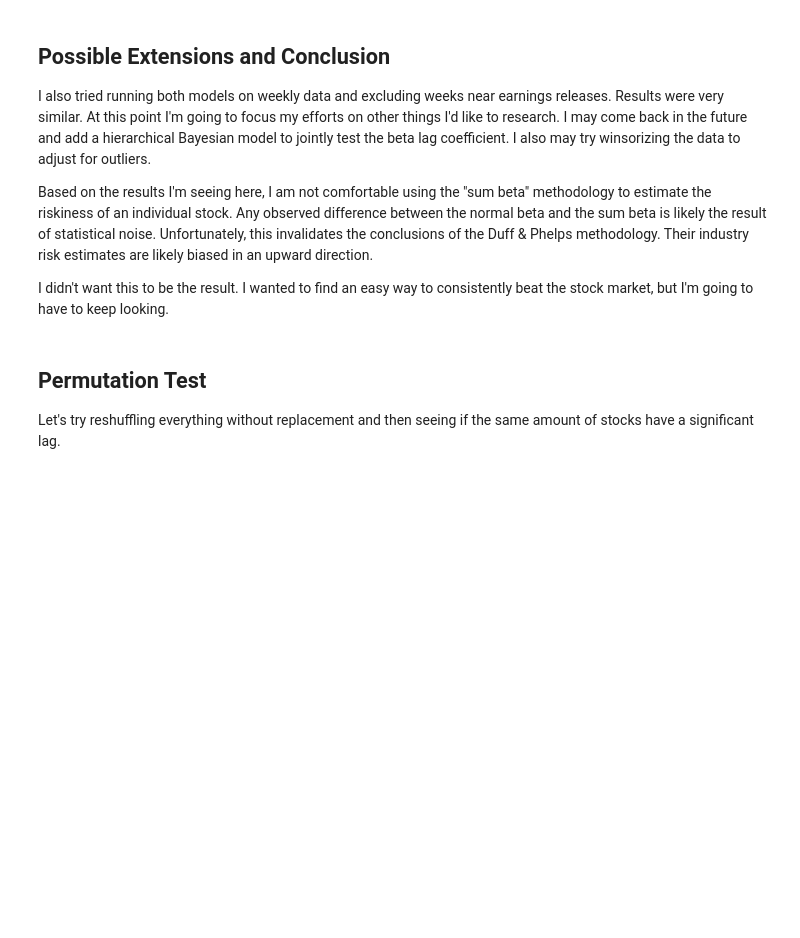
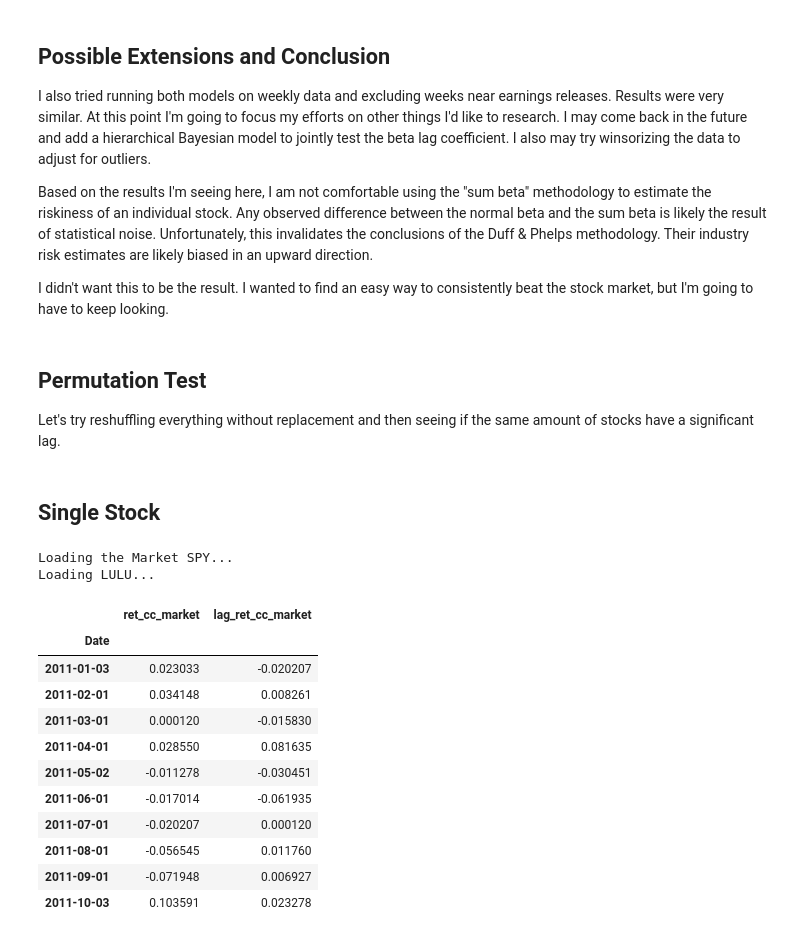
Before and after one commit to Anhmike/wmcm, a Jupyter notebook: ddm_tests/Beta_Lag_Effect.ipynb, the cells around one changed output. Cells and saved outputs as stored; diff of their text form; code cells hidden in the pictures; blank space fills up the shorter version.

```diff
--- a/ddm_tests/Beta_Lag_Effect.ipynb
+++ b/ddm_tests/Beta_Lag_Effect.ipynb
@@ -337,0 +413,18 @@ Let's try reshuffling everything without replacement and then seeing if the same
+# %% [markdown]
+## Single Stock
+# %%
+sstock = wmcm.Universe(['LULU'], 'SPY', start='2010-11-01', end='2015-12-31', earn=False)
+# %% [output]
+Loading the Market SPY...
+Loading LULU...
+# %%
+sstock['market'].analysis_df = sstock['market'].adj_returns
+sstock['LULU'].analysis_df = sstock['LULU'].adj_returns
+data_rows = len(sstock['market'].analysis_df.index)
+sstock['LULU'].analysis_df = pd.merge(left = sstock['LULU'].analysis_df,
+                                     right = sstock['market'].analysis_df,
+                                     left_index = True, right_index = True,
+                                     suffixes = ('', '_market'), how = 'left')
+# %%
+sstock['LULU'].analysis_df['lag_ret_cc_market'] = sstock['LULU'].analysis_df['ret_cc_market'].shift(1)
+sstock['LULU'].analysis_df = sstock['LULU'].analysis_df[2:]
@@ -337,0 +440,15 @@ Let's try reshuffling everything without replacement and then seeing if the same
+# %%
+sstock['LULU'].analysis_df[['ret_cc_market', 'lag_ret_cc_market']].head(10)
+# %% [output]
+|  | ret_cc_market | lag_ret_cc_market |
+| Date |  |  |
+| 2011-01-03 | 0.023033 | -0.020207 |
+| 2011-02-01 | 0.034148 | 0.008261 |
+| 2011-03-01 | 0.000120 | -0.015830 |
+| 2011-04-01 | 0.028550 | 0.081635 |
+| 2011-05-02 | -0.011278 | -0.030451 |
+| 2011-06-01 | -0.017014 | -0.061935 |
+| 2011-07-01 | -0.020207 | 0.000120 |
+| 2011-08-01 | -0.056545 | 0.011760 |
+| 2011-09-01 | -0.071948 | 0.006927 |
+| 2011-10-03 | 0.103591 | 0.023278 |
```
Also changed, not shown: parts of 36 cells of this notebook, 2 other files.
